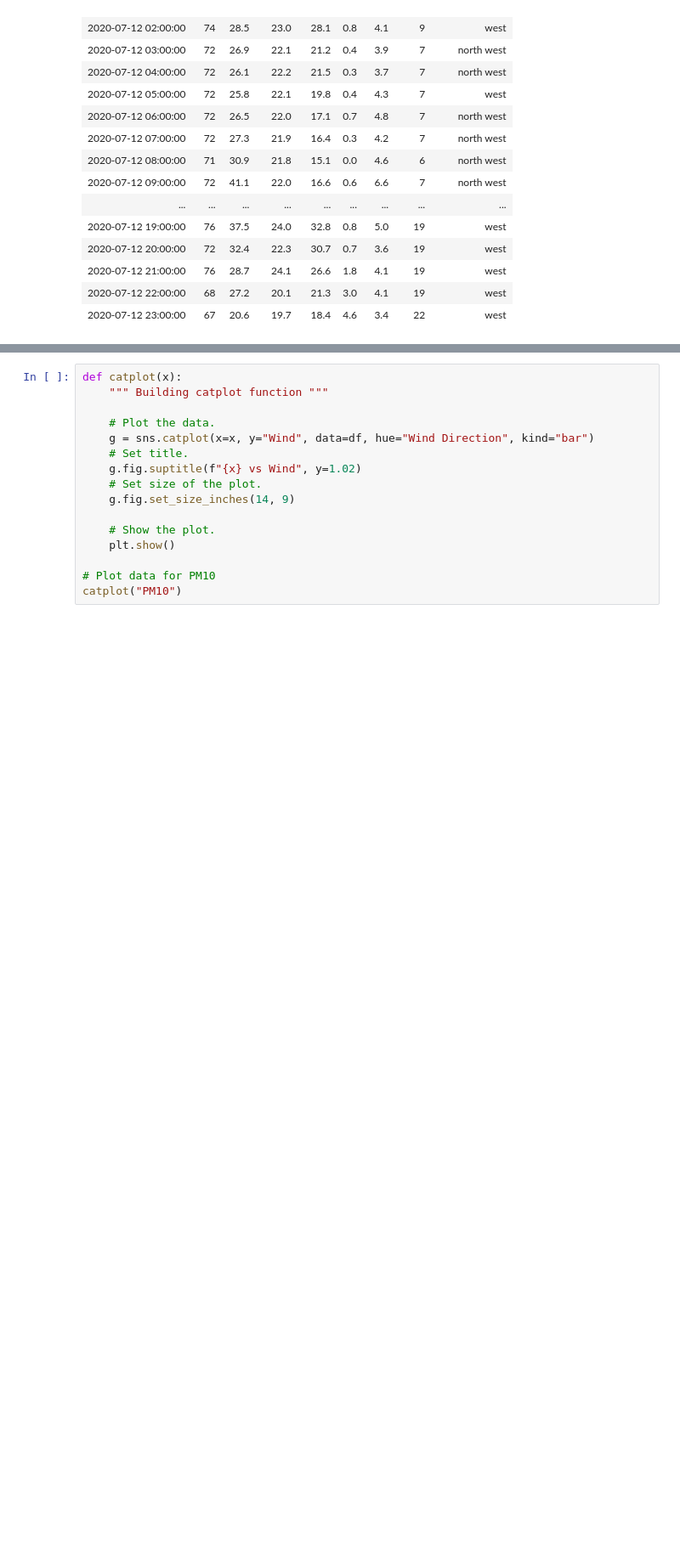
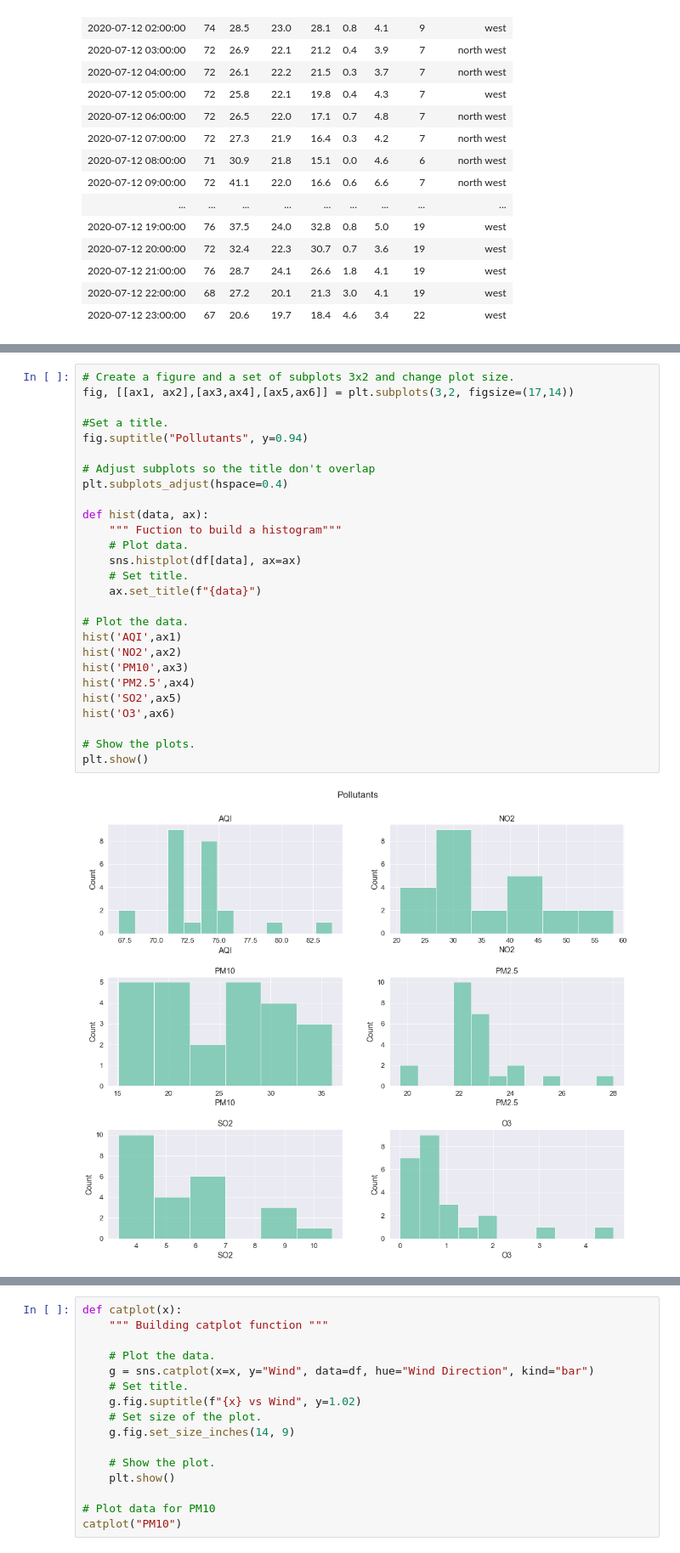
Before and after one commit to olgarozhdestvina/Air-Pollution-in-Dublin, a Jupyter notebook: Dublin_Air_Pollution.ipynb, the cells around one changed output, grey strips where cells are left out. Shown at 85% size. Cells and saved outputs as stored; diff of their text form; blank space fills up the shorter version.

Commit message:
Changed the JN layout, added a histogram for wind direction.

```diff
--- a/Dublin_Air_Pollution.ipynb
+++ b/Dublin_Air_Pollution.ipynb
@@ -180,0 +218,29 @@ def lineplot(data, suptitle, label):
+# %%
+# Create a figure and a set of subplots 3x2 and change plot size.
+fig, [[ax1, ax2],[ax3,ax4],[ax5,ax6]] = plt.subplots(3,2, figsize=(17,14))
+
+#Set a title.
+fig.suptitle("Pollutants", y=0.94)
+
+# Adjust subplots so the title don't overlap
+plt.subplots_adjust(hspace=0.4)
+
+def hist(data, ax):
+    """ Fuction to build a histogram"""
+    # Plot data.
+    sns.histplot(df[data], ax=ax)
+    # Set title.
+    ax.set_title(f"{data}")
+
+# Plot the data.
+hist('AQI',ax1)
+hist('NO2',ax2)
+hist('PM10',ax3)
+hist('PM2.5',ax4)
+hist('SO2',ax5)
+hist('O3',ax6)
+
+# Show the plots.
+plt.show()
+# %% [output]
+[figure, added]
```
Also changed, not shown: parts of 23 cells of this notebook.
